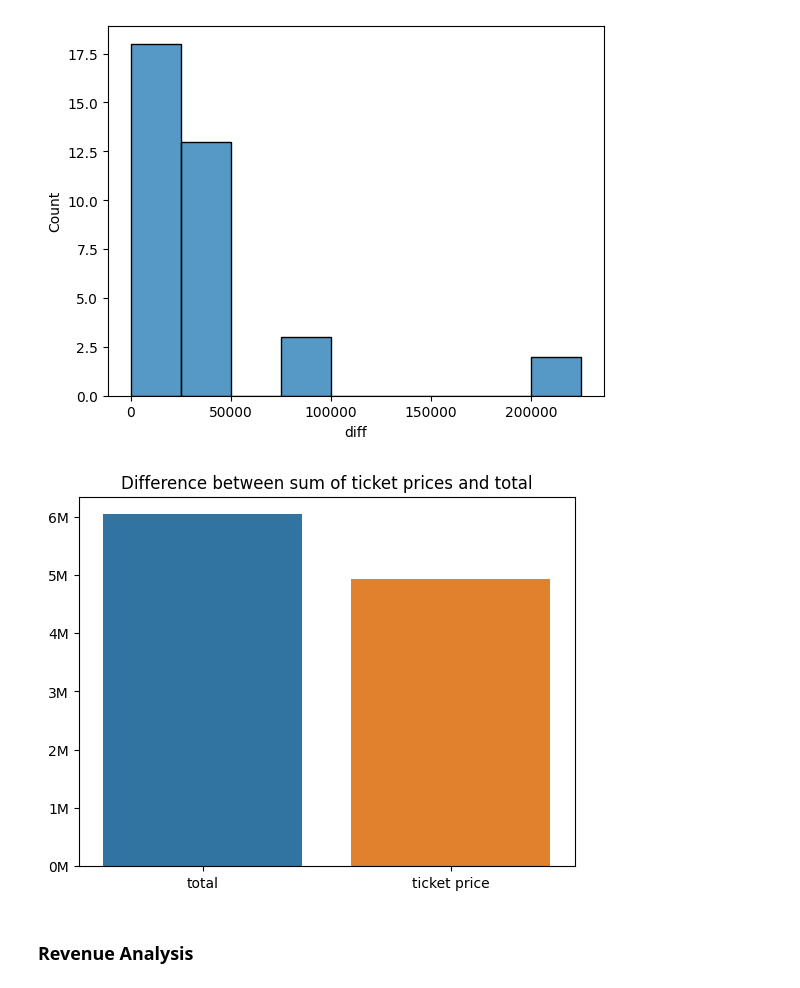
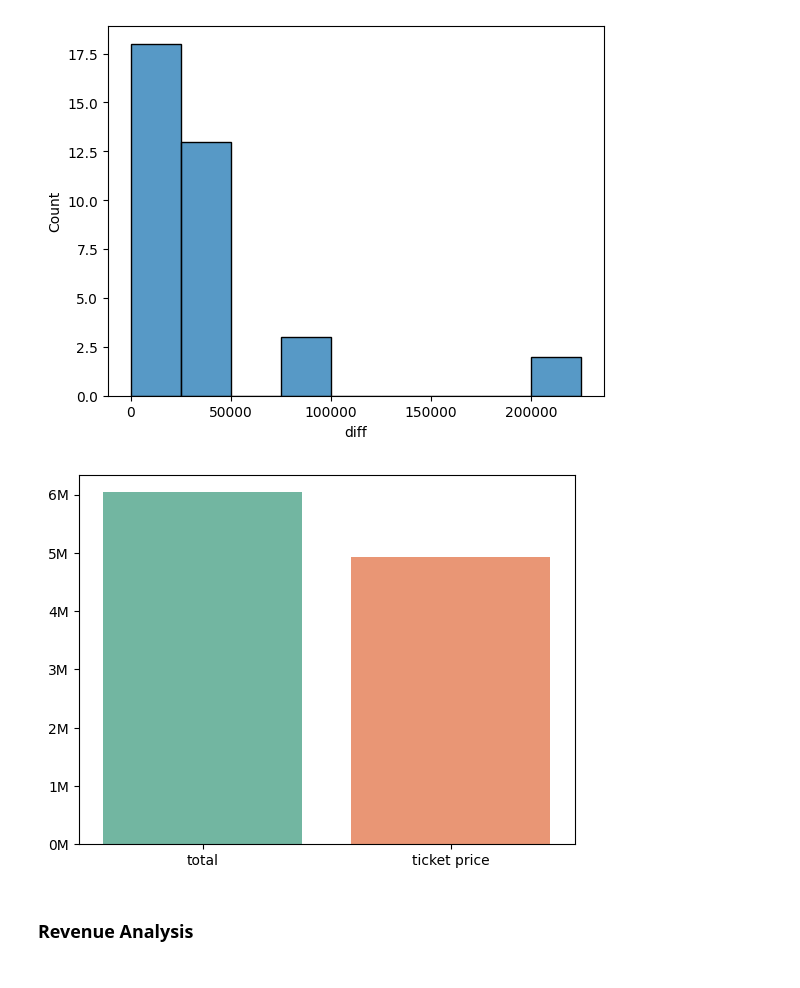
Before and after one commit to MinhDucNguyen9705/data_storytelling, a Jupyter notebook: EDA/ticket_EDA.ipynb, the cells around one changed output. Saved outputs shown, nothing was run; the diff lists cells and outputs as text; code cells hidden in the pictures.

```diff
--- a/EDA/ticket_EDA.ipynb
+++ b/EDA/ticket_EDA.ipynb
@@ -181,15 +182,15 @@ sns.histplot(data=price_diff, x='diff')
 # %%
 def format_ticks(value, _):
     return f"{int(value / 10**6)}M"
 
-sns.barplot(x=price_diff[['total', 'ticket price']].sum().index, y=price_diff[['total', 'ticket price']].sum().values)
+sns.barplot(x=price_diff[['total', 'ticket price']].sum().index, y=price_diff[['total', 'ticket price']].sum().values, palette='Set2')
 plt.gca().yaxis.set_major_formatter(mticker.FormatStrFormatter('%.f VND'))
 plt.tick_params(axis='y', which='both', labelleft=True, labelright=False)
 plt.gca().yaxis.set_major_formatter(plt.FuncFormatter(format_ticks))
-plt.title('Difference between sum of ticket prices and total')
+# plt.title('Difference between sum of ticket prices and total')
 plt.show()
 # %% [output]
-[figure, old version]
+[figure, new version]
 # %% [markdown]
 ### Revenue Analysis
 # %%
```
Also changed, not shown: parts of 14 cells of this notebook, 1 other file.
